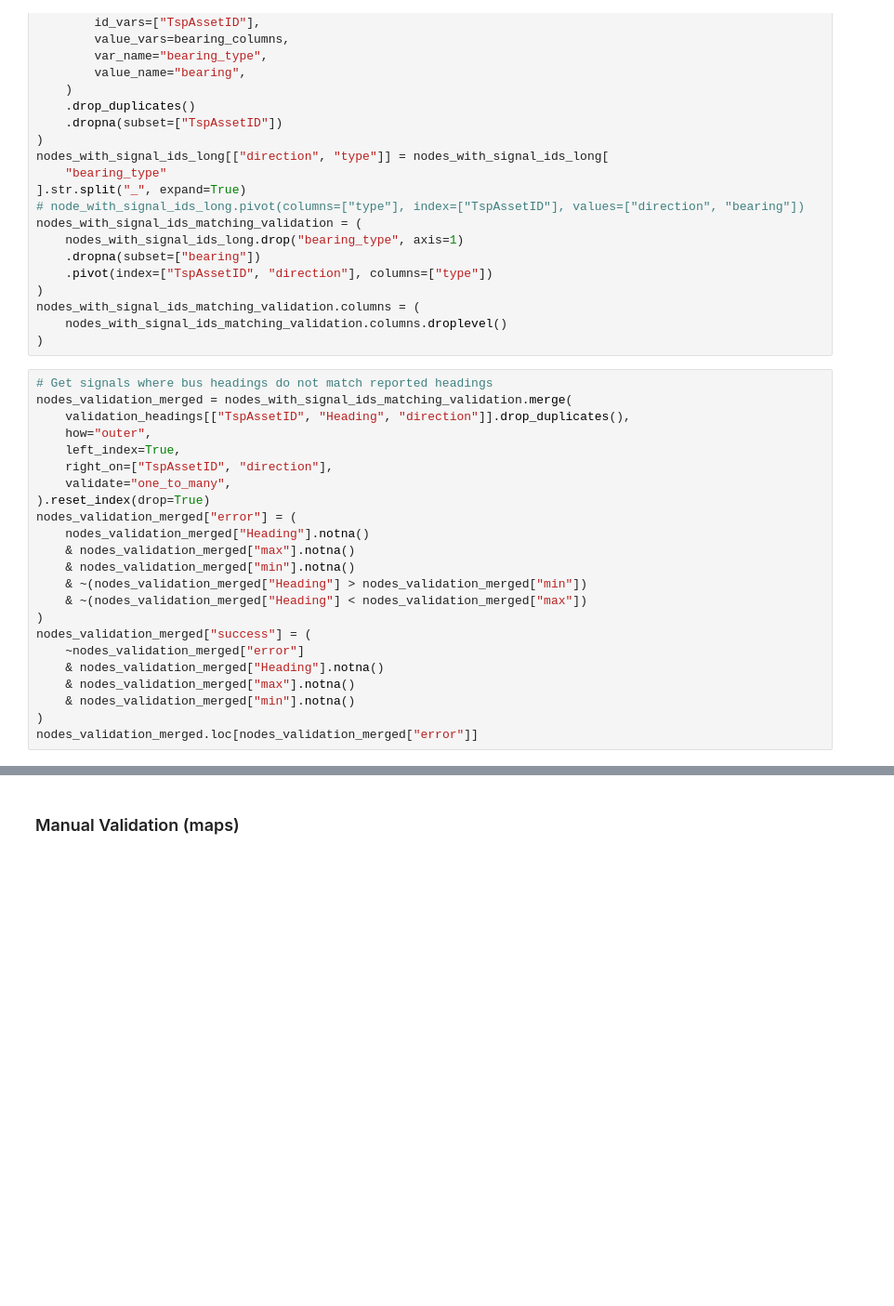
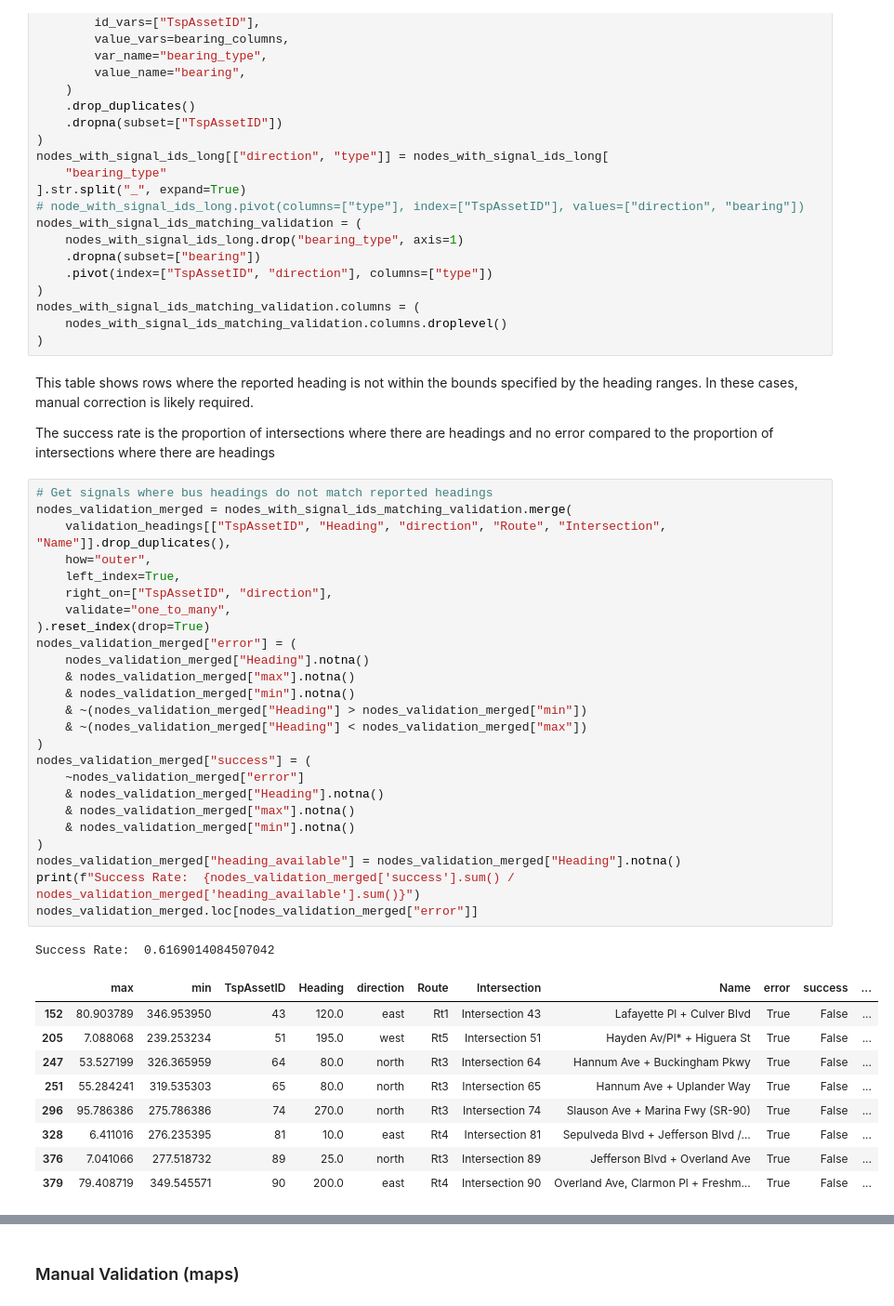
Before and after one commit to cal-itp/tsp-analysis, a Jupyter notebook: subtasks/heading_correction/get_bearings.ipynb, the cells around one changed output, grey strips where cells are left out. Shown: that part at 93% size. Saved outputs shown, nothing was run; the diff lists cells and outputs as text; blank space fills up the shorter version.

```diff
--- a/subtasks/heading_correction/get_bearings.ipynb
+++ b/subtasks/heading_correction/get_bearings.ipynb
@@ -361,26 +365,43 @@ nodes_with_signal_ids_matching_validation = (
 nodes_with_signal_ids_matching_validation.columns = (
     nodes_with_signal_ids_matching_validation.columns.droplevel()
 )
+# %% [markdown]
+This table shows rows where the reported heading is not within the bounds specified by the heading ranges. In these cases, manual correction is likely required.
+
+The success rate is the proportion of intersections where there are headings and no error compared to the proportion of intersections where there are headings
 # %%
 # Get signals where bus headings do not match reported headings
 nodes_validation_merged = nodes_with_signal_ids_matching_validation.merge(
-    validation_headings[["TspAssetID", "Heading", "direction"]].drop_duplicates(),
+    validation_headings[["TspAssetID", "Heading", "direction", "Route", "Intersection", "Name"]].drop_duplicates(),
     how="outer",
     left_index=True,
     right_on=["TspAssetID", "direction"],
     validate="one_to_many",
 ).reset_index(drop=True)
 nodes_validation_merged["error"] = (
     nodes_validation_merged["Heading"].notna()
     & nodes_validation_merged["max"].notna()
     & nodes_validation_merged["min"].notna()
     & ~(nodes_validation_merged["Heading"] > nodes_validation_merged["min"])
     & ~(nodes_validation_merged["Heading"] < nodes_validation_merged["max"])
 )
 nodes_validation_merged["success"] = (
     ~nodes_validation_merged["error"]
     & nodes_validation_merged["Heading"].notna()
     & nodes_validation_merged["max"].notna()
     & nodes_validation_merged["min"].notna()
 )
+nodes_validation_merged["heading_available"] = nodes_validation_merged["Heading"].notna()
+print(f"Success Rate:  {nodes_validation_merged['success'].sum() / nodes_validation_merged['heading_available'].sum()}")
 nodes_validation_merged.loc[nodes_validation_merged["error"]]
+# %% [output]
+Success Rate:  0.6169014084507042
+|  | max | min | TspAssetID | Heading | direction | Route | Intersection | Name | error | success | ... |
+| 152 | 80.903789 | 346.953950 | 43 | 120.0 | east | Rt1 | Intersection 43 | Lafayette Pl + Culver Blvd | True | False | ... |
+| 205 | 7.088068 | 239.253234 | 51 | 195.0 | west | Rt5 | Intersection 51 | Hayden Av/Pl* + Higuera St | True | False | ... |
+| 247 | 53.527199 | 326.365959 | 64 | 80.0 | north | Rt3 | Intersection 64 | Hannum Ave + Buckingham Pkwy | True | False | ... |
+| 251 | 55.284241 | 319.535303 | 65 | 80.0 | north | Rt3 | Intersection 65 | Hannum Ave + Uplander Way | True | False | ... |
+| 296 | 95.786386 | 275.786386 | 74 | 270.0 | north | Rt3 | Intersection 74 | Slauson Ave + Marina Fwy (SR-90) | True | False | ... |
+| 328 | 6.411016 | 276.235395 | 81 | 10.0 | east | Rt4 | Intersection 81 | Sepulveda Blvd + Jefferson Blvd /... | True | False | ... |
+| 376 | 7.041066 | 277.518732 | 89 | 25.0 | north | Rt3 | Intersection 89 | Jefferson Blvd + Overland Ave | True | False | ... |
+| 379 | 79.408719 | 349.545571 | 90 | 200.0 | east | Rt4 | Intersection 90 | Overland Ave, Clarmon Pl + Freshm... | True | False | ... |
```
Also changed, not shown: parts of 10 cells of this notebook, 2 other files.
